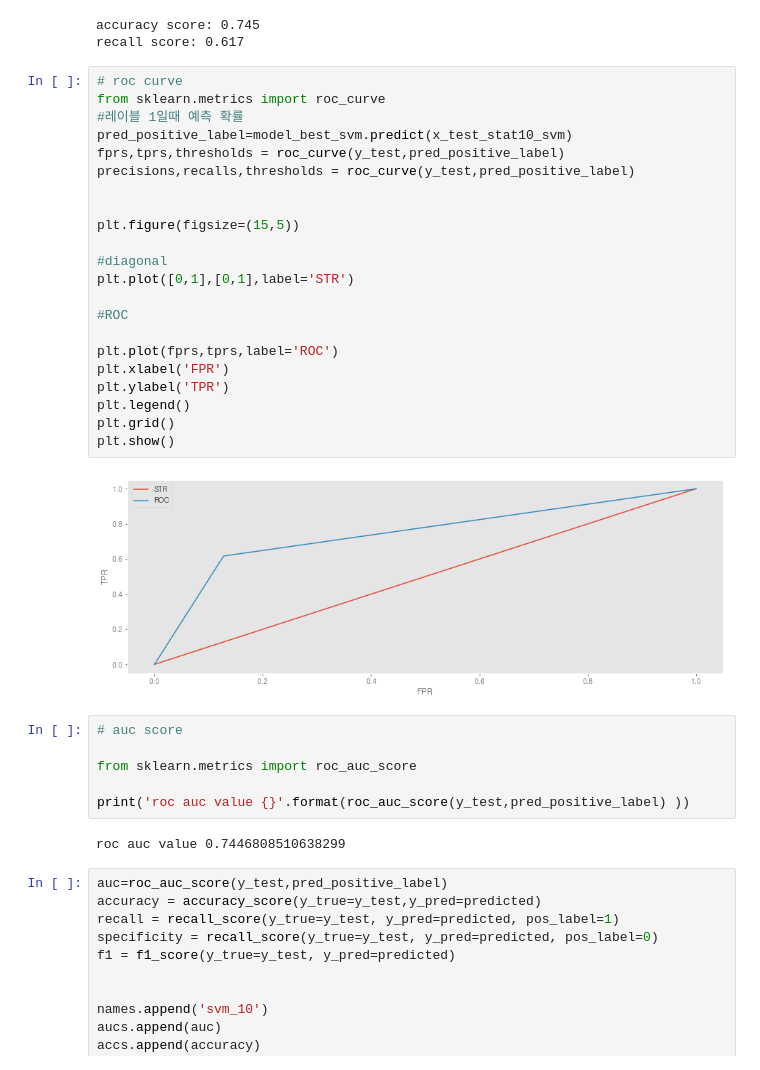
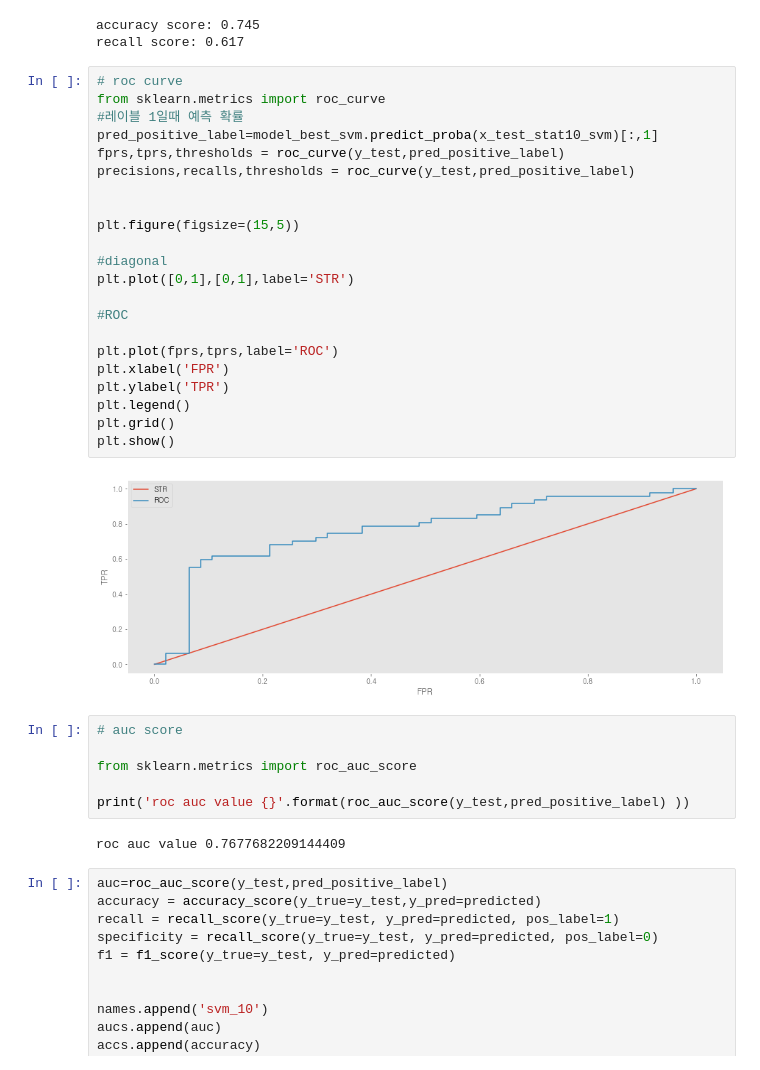
Before and after one commit to bub3690/22-1_multivariate, a Jupyter notebook: final_project/Classification-Statistics.ipynb, the cells around one changed output. Saved outputs shown, nothing was run; the diff lists cells and outputs as text.

```diff
--- a/final_project/Classification-Statistics.ipynb
+++ b/final_project/Classification-Statistics.ipynb
@@ -851,27 +851,27 @@ recall score: 0.617
 # %%
 # roc curve
 from sklearn.metrics import roc_curve
 #레이블 1일때 예측 확률
-pred_positive_label=model_best_svm.predict(x_test_stat10_svm)
+pred_positive_label=model_best_svm.predict_proba(x_test_stat10_svm)[:,1]
 fprs,tprs,thresholds = roc_curve(y_test,pred_positive_label)
 precisions,recalls,thresholds = roc_curve(y_test,pred_positive_label)
 
 
 plt.figure(figsize=(15,5))
 
 #diagonal
 plt.plot([0,1],[0,1],label='STR')
 
 #ROC
 
 plt.plot(fprs,tprs,label='ROC')
 plt.xlabel('FPR')
 plt.ylabel('TPR')
 plt.legend()
 plt.grid()
 plt.show()
 # %% [output]
-[figure, old version]
+[figure, new version]
 # %%
 # auc score
 
@@ -879,7 +879,7 @@ from sklearn.metrics import roc_auc_score
 
 print('roc auc value {}'.format(roc_auc_score(y_test,pred_positive_label) ))
 # %% [output]
-roc auc value 0.7446808510638299
+roc auc value 0.7677682209144409
 # %%
 auc=roc_auc_score(y_test,pred_positive_label)
 accuracy = accuracy_score(y_true=y_test,y_pred=predicted)
```
Also changed, not shown: parts of 8 cells of this notebook, 6 other files.
